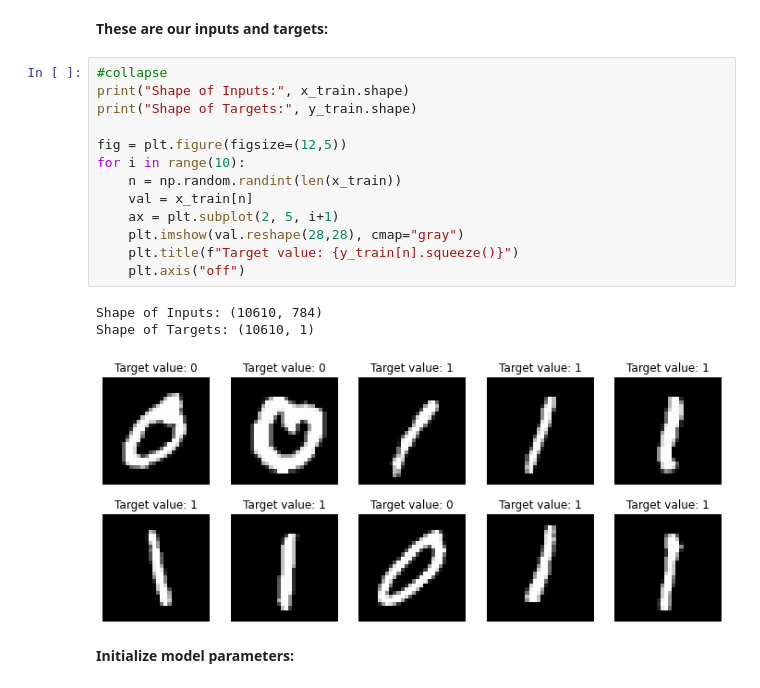
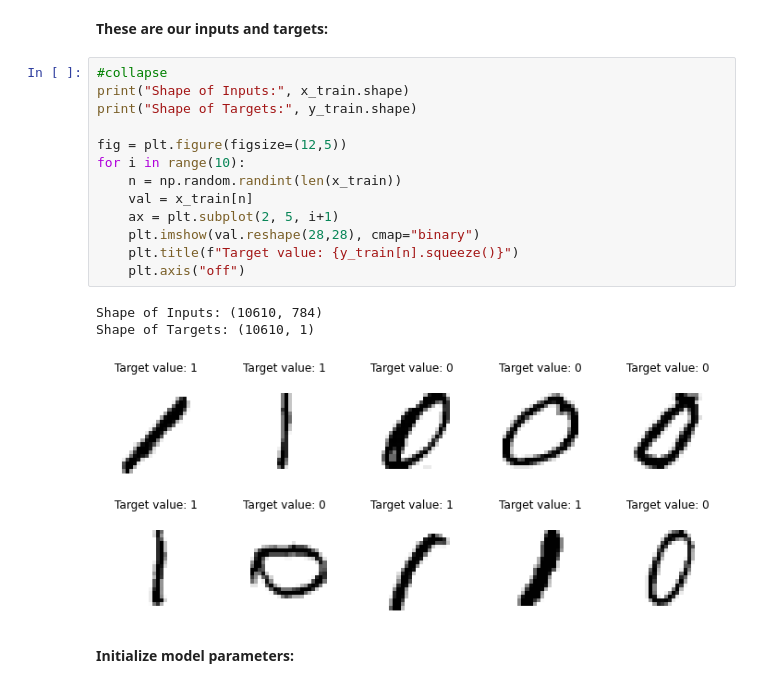
Before and after one commit to benihime91/blog, a Jupyter notebook: _notebooks/2020-09-22-nn-from-scratch.ipynb, the cells around one changed output. Saved outputs shown, nothing was run; the diff lists cells and outputs as text.

```diff
--- a/_notebooks/2020-09-22-nn-from-scratch.ipynb
+++ b/_notebooks/2020-09-22-nn-from-scratch.ipynb
@@ -455,20 +456,20 @@ Let's assemble the layers required to construct out model:
 # %%
 #collapse
 print("Shape of Inputs:", x_train.shape)
 print("Shape of Targets:", y_train.shape)
 
 fig = plt.figure(figsize=(12,5))
 for i in range(10):
     n = np.random.randint(len(x_train))
     val = x_train[n]
     ax = plt.subplot(2, 5, i+1)
-    plt.imshow(val.reshape(28,28), cmap="gray")
+    plt.imshow(val.reshape(28,28), cmap="binary")
     plt.title(f"Target value: {y_train[n].squeeze()}")
     plt.axis("off")
 # %% [output]
 Shape of Inputs: (10610, 784)
 Shape of Targets: (10610, 1)
-[figure, old version]
+[figure, new version]
 # %% [markdown]
 **Initialize model parameters:**
 # %%
```
Also changed, not shown: parts of 8 cells of this notebook, 1 other file.
